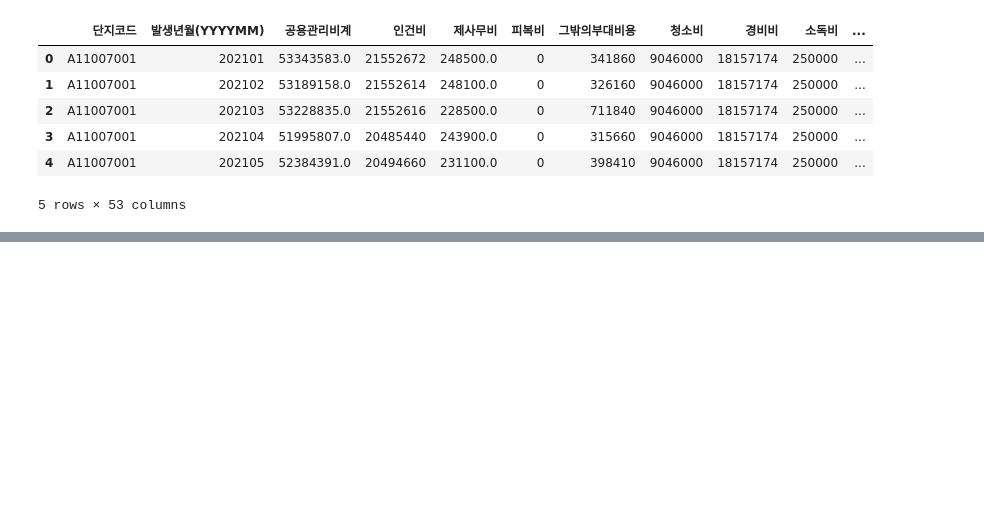
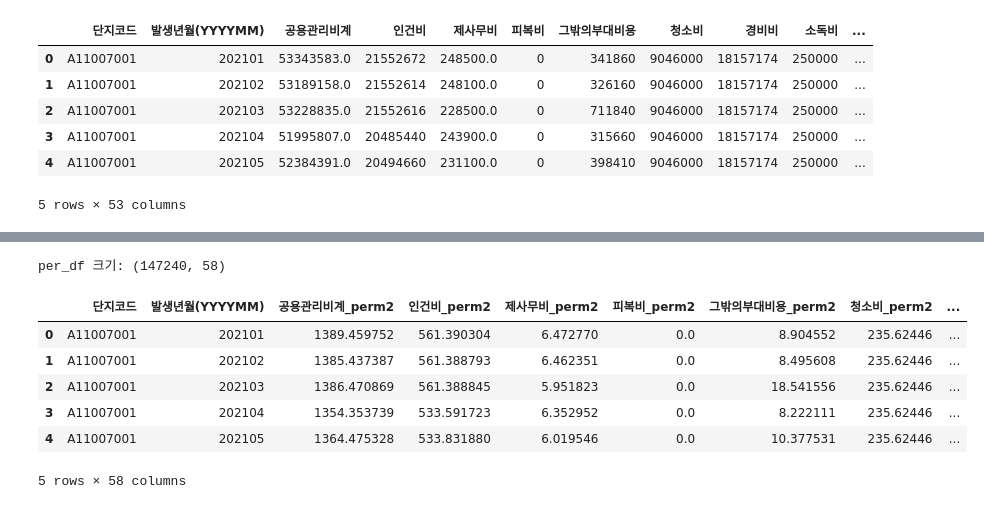
Before and after one commit to roh-git/mlapt_project, a Jupyter notebook: main_analysis.ipynb, the cells around one changed output, grey strips where cells are left out. Drawn from its saved outputs; the diff is of its cells as text; code cells hidden in the pictures; blank space fills up the shorter version.

```diff
--- a/main_analysis.ipynb
+++ b/main_analysis.ipynb
@@ -154,0 +187,23 @@ final_df.head()
+# %%
+# 세대수 대비 비율로 변환할 절대 규모 컬럼 목록
+PERUNIT_COLS = ['승강기대수', '총주차대수', '일반관리-인원', '경비관리-인원', '청소관리-인원']
+
+def calc_per_unit(df, cols=PERUNIT_COLS, unit_col='세대수'):
+    df_perunit = df.copy()
+    for col in cols:
+        if col in df.columns:
+            df_perunit[f'{col}_perunit'] = df[col].div(df[unit_col])
+    return df_perunit
+
+per_df = calc_per_unit(final_df_perm2)
+print(f"per_df 크기: {per_df.shape}")
+per_df.head()
+# %% [output]
+per_df 크기: (147240, 58)
+|  | 단지코드 | 발생년월(YYYYMM) | 공용관리비계_perm2 | 인건비_perm2 | 제사무비_perm2 | 피복비_perm2 | 그밖의부대비용_perm2 | 청소비_perm2 | ... |
+| 0 | A11007001 | 202101 | 1389.459752 | 561.390304 | 6.472770 | 0.0 | 8.904552 | 235.62446 | ... |
+| 1 | A11007001 | 202102 | 1385.437387 | 561.388793 | 6.462351 | 0.0 | 8.495608 | 235.62446 | ... |
+| 2 | A11007001 | 202103 | 1386.470869 | 561.388845 | 5.951823 | 0.0 | 18.541556 | 235.62446 | ... |
+| 3 | A11007001 | 202104 | 1354.353739 | 533.591723 | 6.352952 | 0.0 | 8.222111 | 235.62446 | ... |
+| 4 | A11007001 | 202105 | 1364.475328 | 533.831880 | 6.019546 | 0.0 | 10.377531 | 235.62446 | ... |
+5 rows × 58 columns
```
Also changed, not shown: parts of 2 cells of this notebook.
